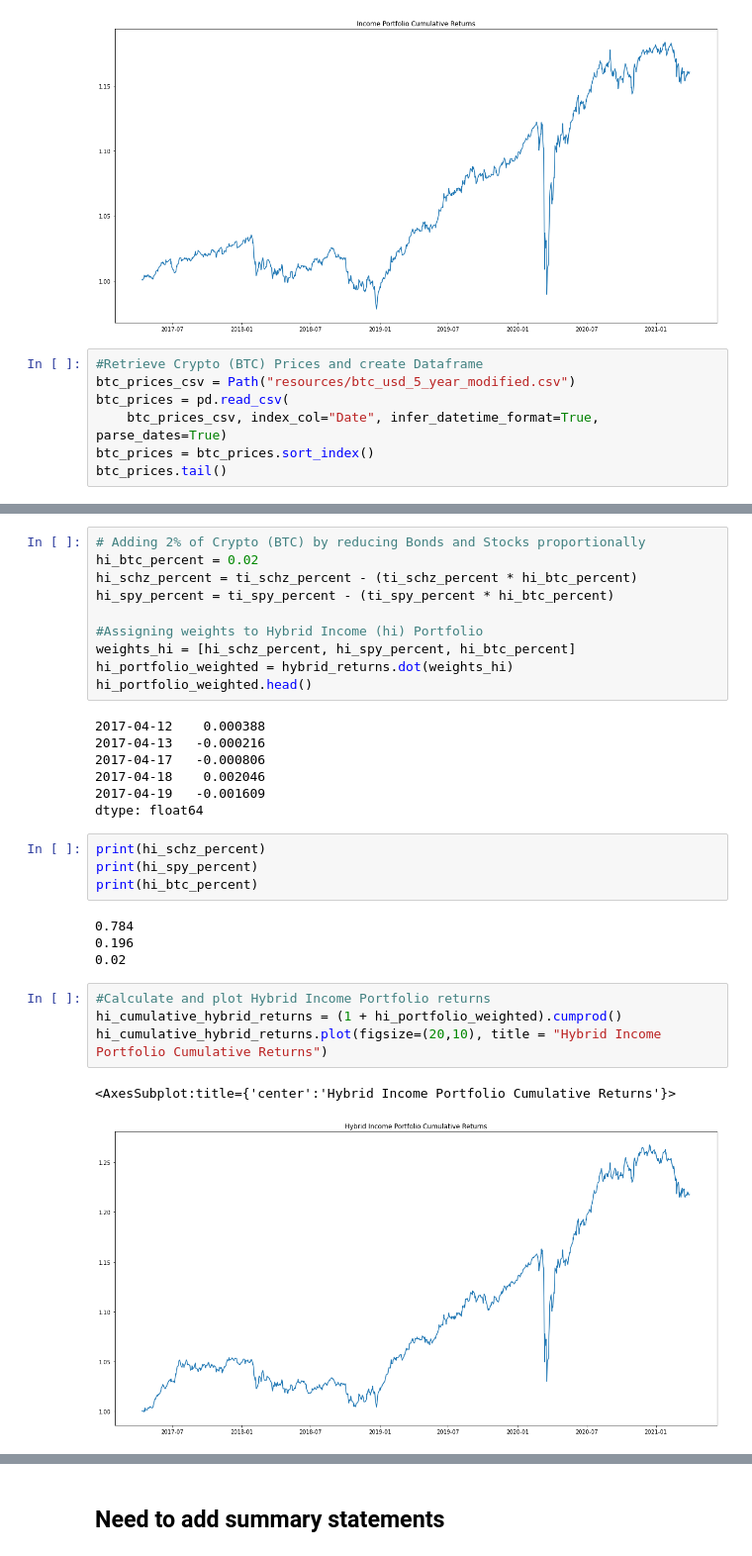
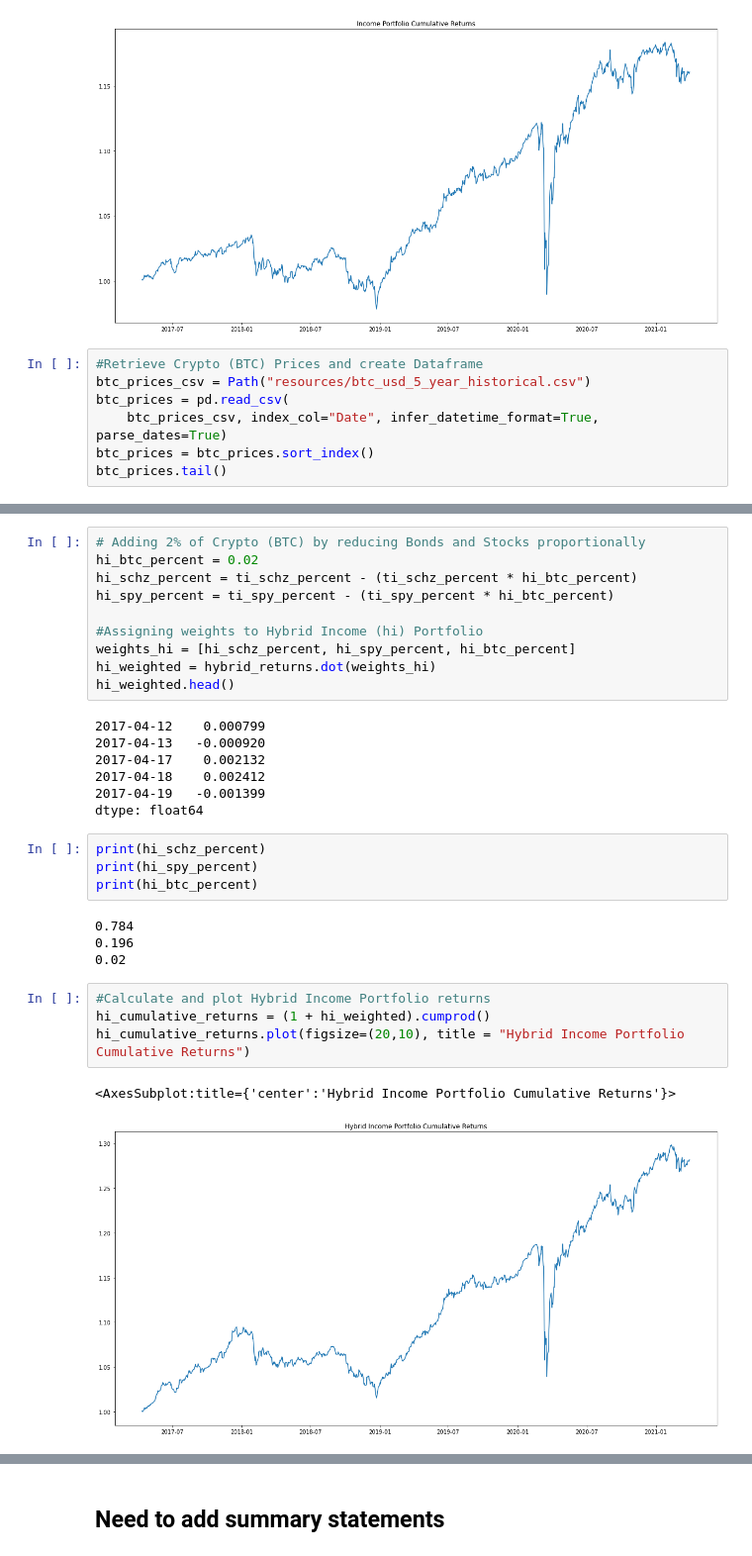
Before and after one commit to hammer888-tech/Project_1, a Jupyter notebook: Project_1B.ipynb, the cells around one changed output, grey strips where cells are left out. Shown: that part at 99% size. Saved outputs shown, nothing was run; the diff lists cells and outputs as text.

```diff
--- a/Project_1B.ipynb
+++ b/Project_1B.ipynb
@@ -131,7 +131,7 @@ ti_cumulative_returns.plot(figsize=(20,10), title = "Income Portfolio Cumulative
 [figure]
 # %%
 #Retrieve Crypto (BTC) Prices and create Dataframe
-btc_prices_csv = Path("resources/btc_usd_5_year_modified.csv")
+btc_prices_csv = Path("resources/btc_usd_5_year_historical.csv")
 btc_prices = pd.read_csv(
     btc_prices_csv, index_col="Date", infer_datetime_format=True, parse_dates=True)
 btc_prices = btc_prices.sort_index()
@@ -189,14 +189,14 @@ hi_spy_percent = ti_spy_percent - (ti_spy_percent * hi_btc_percent)
 
 #Assigning weights to Hybrid Income (hi) Portfolio
 weights_hi = [hi_schz_percent, hi_spy_percent, hi_btc_percent]
-hi_portfolio_weighted = hybrid_returns.dot(weights_hi)
-hi_portfolio_weighted.head()
+hi_weighted = hybrid_returns.dot(weights_hi)
+hi_weighted.head()
 # %% [output]
-2017-04-12    0.000388
-2017-04-13   -0.000216
-2017-04-17   -0.000806
-2017-04-18    0.002046
-2017-04-19   -0.001609
+2017-04-12    0.000799
+2017-04-13   -0.000920
+2017-04-17    0.002132
+2017-04-18    0.002412
+2017-04-19   -0.001399
 dtype: float64
 # %%
 print(hi_schz_percent)
@@ -208,10 +208,10 @@ print(hi_btc_percent)
 0.02
 # %%
 #Calculate and plot Hybrid Income Portfolio returns
-hi_cumulative_hybrid_returns = (1 + hi_portfolio_weighted).cumprod()
-hi_cumulative_hybrid_returns.plot(figsize=(20,10), title = "Hybrid Income Portfolio Cumulative Returns")
+hi_cumulative_returns = (1 + hi_weighted).cumprod()
+hi_cumulative_returns.plot(figsize=(20,10), title = "Hybrid Income Portfolio Cumulative Returns")
 # %% [output]
 <AxesSubplot:title={'center':'Hybrid Income Portfolio Cumulative Returns'}>
-[figure, old version]
+[figure, new version]
 # %%
 #Combined Traditional Income and Hybrid Income dataframes
```
Also changed, not shown: parts of 35 cells of this notebook.
